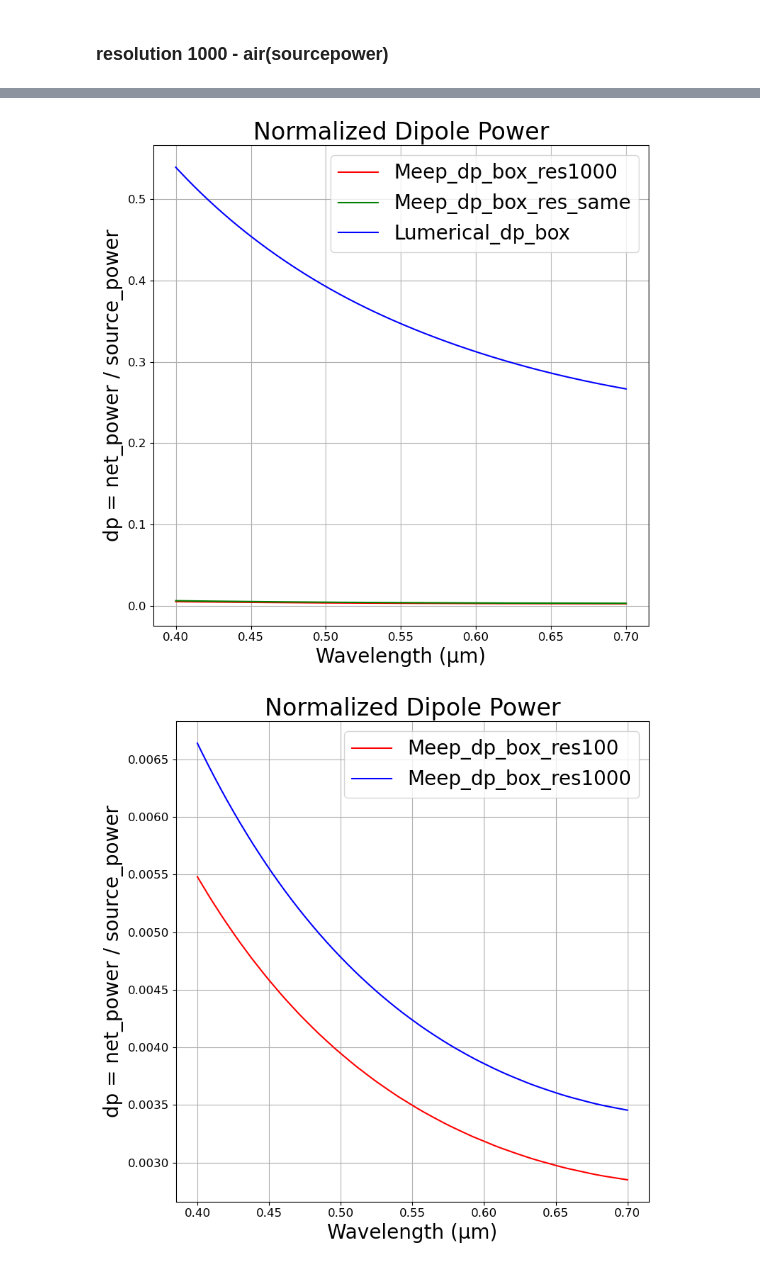
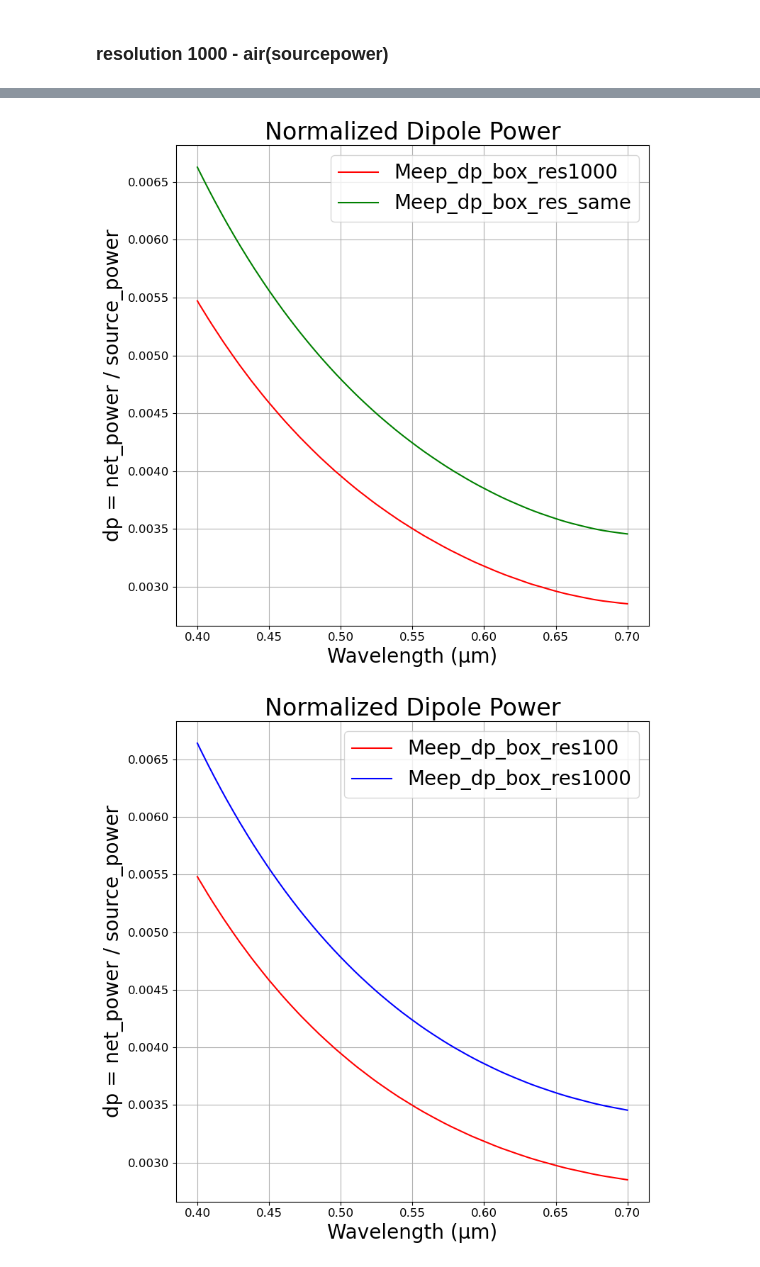
Before and after one commit to M2nion/EIDL, a Jupyter notebook: Tool/Meep/LGD/Meep code/OLED structure/Layer by Layer check/OLED_update_LBL.ipynb, the cells around one changed output, grey strips where cells are left out. Drawn from its saved outputs; the diff is of its cells as text; code cells hidden in the pictures.

```diff
--- a/Tool/Meep/LGD/Meep code/OLED structure/Layer by Layer check/OLED_update_LBL.ipynb
+++ b/Tool/Meep/LGD/Meep code/OLED structure/Layer by Layer check/OLED_update_LBL.ipynb
@@ -13,9 +13,9 @@ fcen = 1.75
 df = 3.3
 # %%
 def Material_fit(Material_data_csv=".",
-                 eps_inf_min=1.1, eps_inf_max=1.2, eps_inf_linespace=1,
-                 wl_min=0.39, wl_max=0.73,
-                 num_L=2, num_rep=100):
+                 eps_inf_min=1, eps_inf_max=1.2, eps_inf_linespace=1,
+                 wl_min=0.39, wl_max=0.71,
+                 num_L=3, num_rep=100):
     # --- 0) 피클 경로 설정 ---
     base, _ = os.path.splitext(Material_data_csv)
     pickle_path = base + "_fit.pkl"
@@ -317,35 +320,35 @@ wavelengths = 1 / np.array(mp.get_flux_freqs(box_power_fitting_Al))
 plt.figure(figsize=(8, 8))
 
 # plot 순서
 plt.plot(wavelengths, dp_fitting_al, label='Meep_dp_box_res1000', color='red')
 plt.plot(wavelengths, dp_fitting_al_100, label='Meep_dp_box_res_same', color='green')
-plt.plot(wavelengths, lumerical, label='Lumerical_dp_box', color='blue')
+# plt.plot(wavelengths, lumerical, label='Lumerical_dp_box', color='blue')
 
 # plt.plot(wavelength_sliced_al_nofunc, Al_power_sliced_nofunc, label='Lumerical dp', color='green')
 
 
 # 축 레이블 (굵게 + 크기 조정)
 plt.xlabel("Wavelength (μm)", fontsize=20)
 plt.ylabel("dp = net_power / source_power", fontsize=20)
 
 # 제목 (굵게 + 크기 조정)
 plt.title("Normalized Dipole Power", fontsize=24)
 
 # 눈금 폰트 크기 조정
 plt.xticks(fontsize=12)
 plt.yticks(fontsize=12)
 
 # 범례 (폰트 크기 조정 + 굵게)
 plt.legend(fontsize=20, frameon=True,)
 
 # 기타 설정
 plt.grid(True)
 plt.tight_layout()
 # plt.ylim([0, 1.5])
 # plt.xlim([0.4, 0.7])
 plt.show()
 # %% [output]
-[figure, old version]
+[figure, new version]
 # %%
 # dp_box / sourcepower 정규화
 dp_fitting_al = np.array(net_power_fitting_al) / air_1000
```
Also changed, not shown: parts of 3 cells of this notebook, 4 other files.
